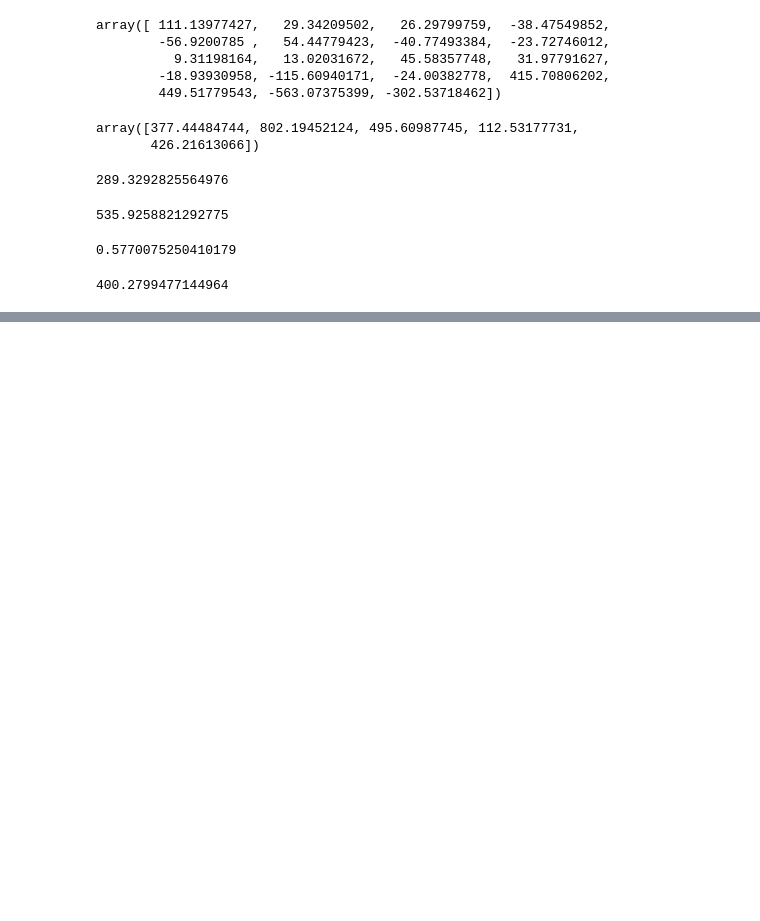
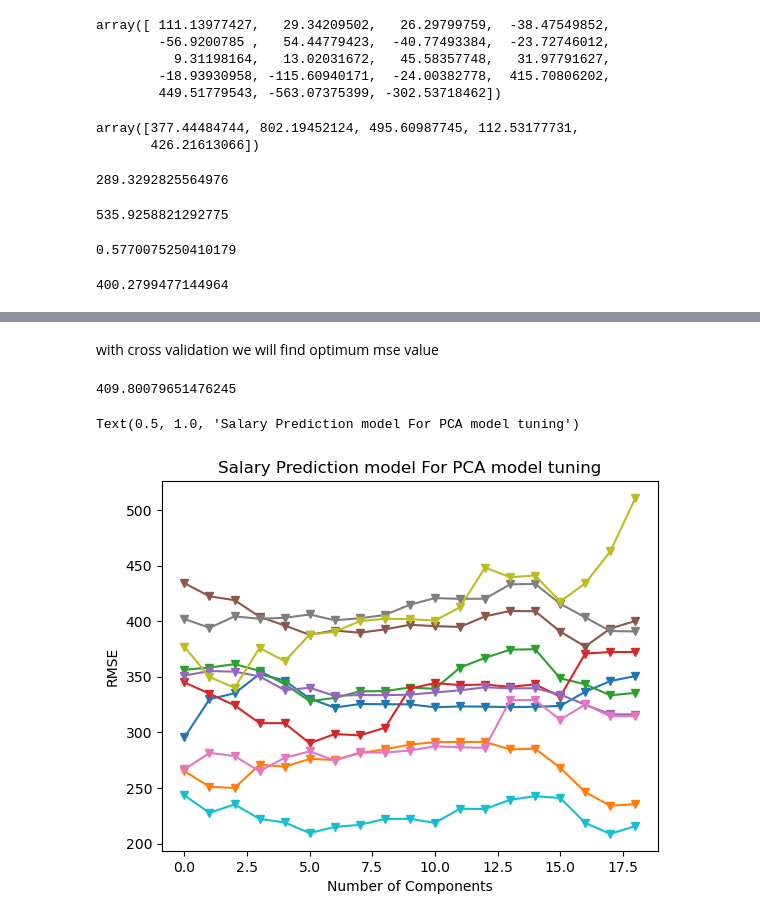
Before and after one commit to Bahrihan/DataSciencePractices, a Jupyter notebook: MachineLearning/LineerRegression/PCR_LR.ipynb, the cells around one changed output, grey strips where cells are left out. Drawn from its saved outputs; the diff is of its cells as text; code cells hidden in the pictures; blank space fills up the shorter version.

```diff
--- a/MachineLearning/LineerRegression/PCR_LR.ipynb
+++ b/MachineLearning/LineerRegression/PCR_LR.ipynb
@@ -200,0 +207,34 @@ rmse_test
+# %% [markdown]
+with cross validation we will find optimum mse value
+# %%
+lm = LinearRegression()
+pcr_model = lm.fit(X_reduced_train[:, :10], y_train)
+y_pred = pcr_model.predict(X_reduced_test[:, :10])
+np.sqrt(mean_squared_error(y_test, y_pred=y_pred))
+# %% [output]
+409.80079651476245
+# %%
+from sklearn import model_selection
+cv_10 = model_selection.KFold(n_splits=10, shuffle=True, random_state=1)
+# %%
+lm = LinearRegression()
+rmse = []
+# %%
+for i in np.arange(1, X_reduced_train.shape[1]+1):
+    score = np.sqrt(-1*model_selection.cross_val_score(lm,
+                                                        X_reduced_train[:,:i],
+                                                        y_train,
+                                                        cv=cv_10,
+                                                        scoring="neg_mean_squared_error"))
+    rmse.append(score)
+# %%
+import matplotlib.pyplot as plt
+
+plt.plot(rmse, "-v")
+plt.xlabel("Number of Components")
+plt.ylabel("RMSE")
+plt.title("Salary Prediction model For PCA model tuning")
+# Not Correct Table Model Fix it.
+# %% [output]
+Text(0.5, 1.0, 'Salary Prediction model For PCA model tuning')
+[figure, added]
```
Also changed, not shown: parts of 2 cells of this notebook, 1 other file.
